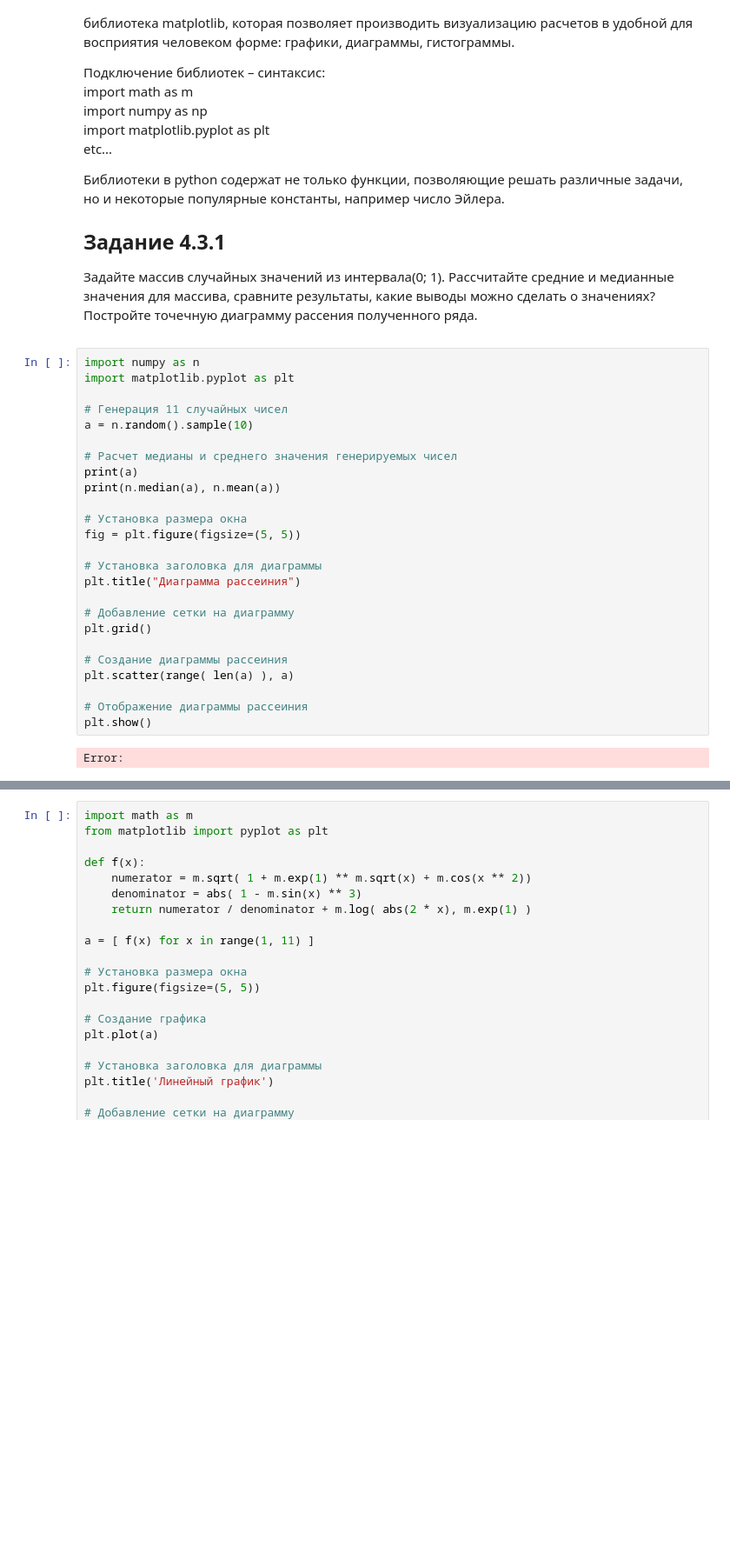
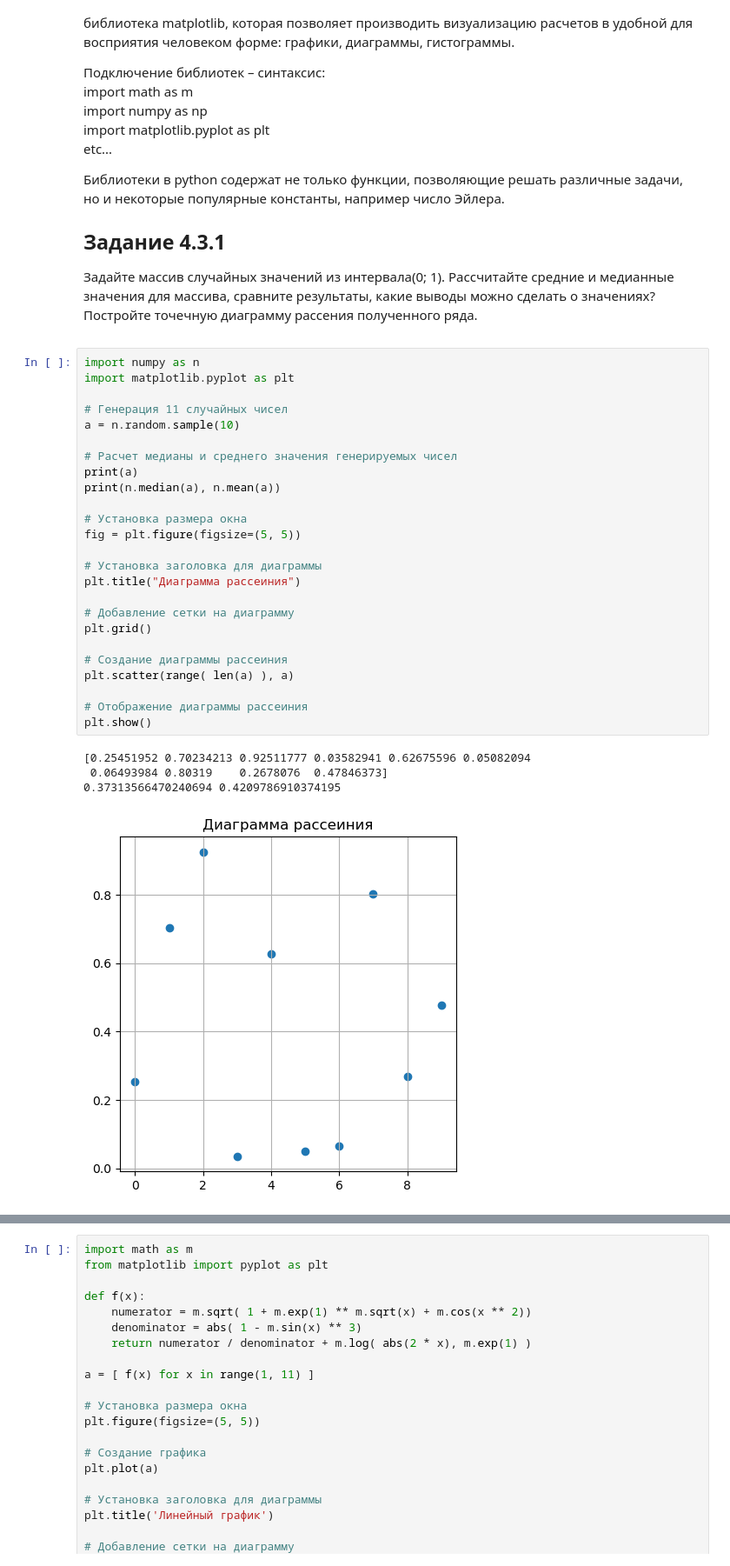
Before and after one commit to Marenau/Artificial-intelligence, a Jupyter notebook: Рабочая тетрадь 1.ipynb, the cells around one changed output, grey strips where cells are left out. Shown at 87% size. Cells and saved outputs as stored; diff of their text form; blank space fills up the shorter version.

```diff
--- a/Рабочая тетрадь 1.ipynb
+++ b/Рабочая тетрадь 1.ipynb
@@ -157,30 +157,33 @@ Error:
 # %%
 import numpy as n
 import matplotlib.pyplot as plt
 
 # Генерация 11 случайных чисел
-a = n.random().sample(10)
+a = n.random.sample(10)
 
 # Расчет медианы и среднего значения генерируемых чисел
 print(a)
 print(n.median(a), n.mean(a))
 
 # Установка размера окна
 fig = plt.figure(figsize=(5, 5))
 
 # Установка заголовка для диаграммы
 plt.title("Диаграмма рассеиния")
 
 # Добавление сетки на диаграмму
 plt.grid()
 
 # Создание диаграммы рассеиния
 plt.scatter(range( len(a) ), a)
 
 # Отображение диаграммы рассеиния
 plt.show()
 # %% [output]
-Error:
+[0.25451952 0.70234213 0.92511777 0.03582941 0.62675596 0.05082094
+ 0.06493984 0.80319    0.2678076  0.47846373]
+0.37313566470240694 0.4209786910374195
+[figure, added]
 # %% [markdown]
 ## Задание 4.3.2
 
```
Also changed, not shown: parts of 2 cells of this notebook, 1 other file.
